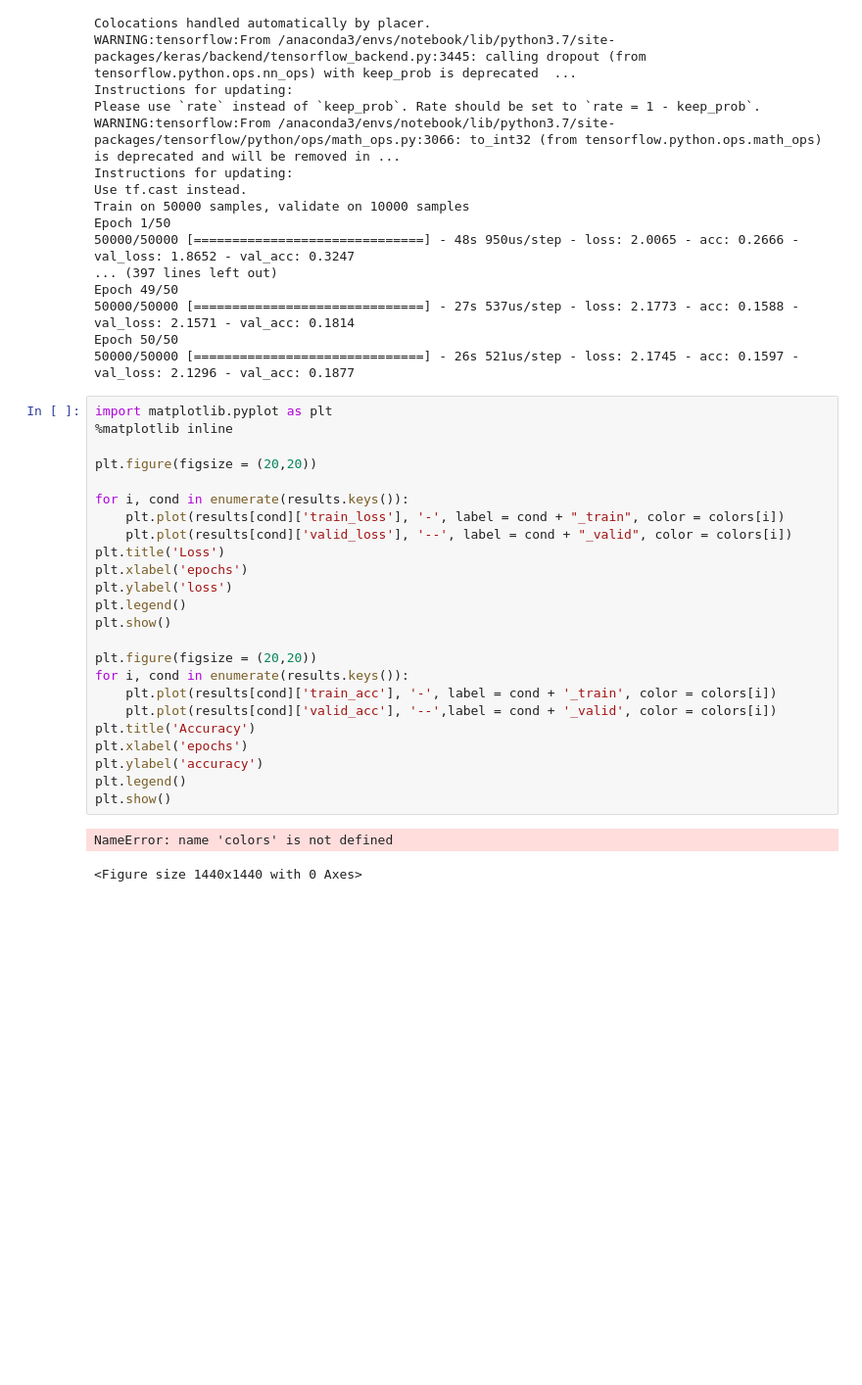
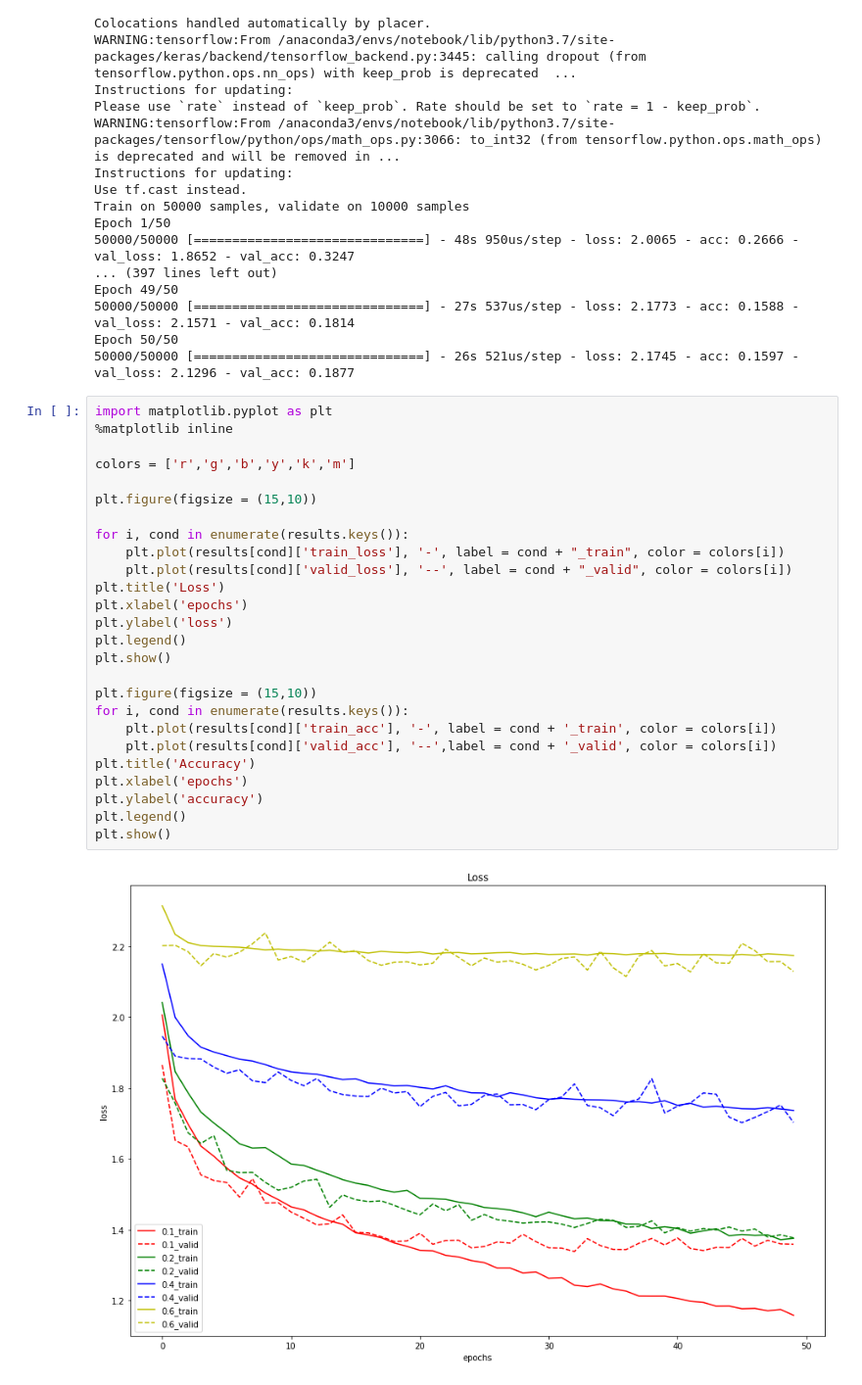
Before and after one commit to fantasybz/2nd-ML100Days, a Jupyter notebook: homework/Day82_HW.ipynb, the cells around one changed output. Shown: that part at 98% size. Cells and saved outputs as stored; diff of their text form; blank space fills up the shorter version.

```diff
--- a/homework/Day82_HW.ipynb
+++ b/homework/Day82_HW.ipynb
@@ -105,27 +105,28 @@ Epoch 50/50
 # %%
 import matplotlib.pyplot as plt
 %matplotlib inline
 
-plt.figure(figsize = (20,20))
+colors = ['r','g','b','y','k','m']
+
+plt.figure(figsize = (15,10))
 
 for i, cond in enumerate(results.keys()):
     plt.plot(results[cond]['train_loss'], '-', label = cond + "_train", color = colors[i])
     plt.plot(results[cond]['valid_loss'], '--', label = cond + "_valid", color = colors[i])
 plt.title('Loss')
 plt.xlabel('epochs')
 plt.ylabel('loss')
 plt.legend()
 plt.show()
 
-plt.figure(figsize = (20,20))
+plt.figure(figsize = (15,10))
 for i, cond in enumerate(results.keys()):
     plt.plot(results[cond]['train_acc'], '-', label = cond + '_train', color = colors[i])
     plt.plot(results[cond]['valid_acc'], '--',label = cond + '_valid', color = colors[i])
 plt.title('Accuracy')
 plt.xlabel('epochs')
 plt.ylabel('accuracy')
 plt.legend()
 plt.show()
 # %% [output]
-NameError: name 'colors' is not defined
-<Figure size 1440x1440 with 0 Axes>
+[figure, added]
```
Also changed, not shown: parts of 1 cell of this notebook, 2 other files.
